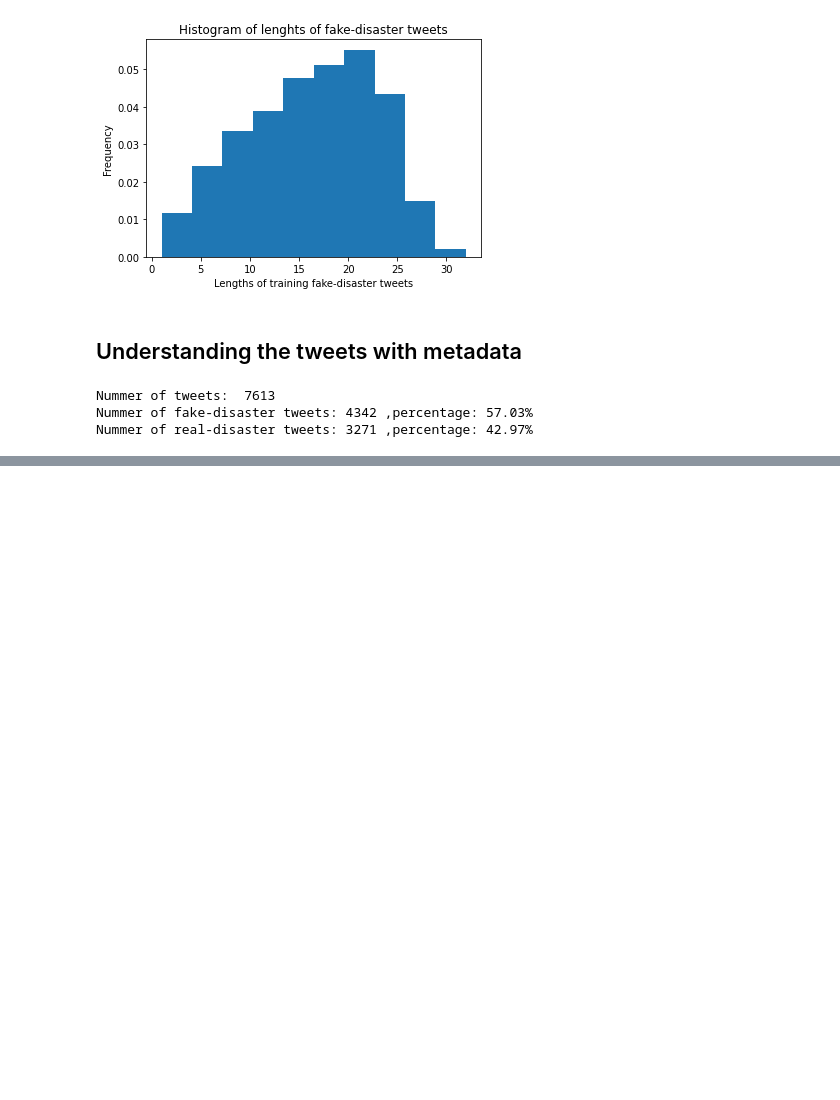
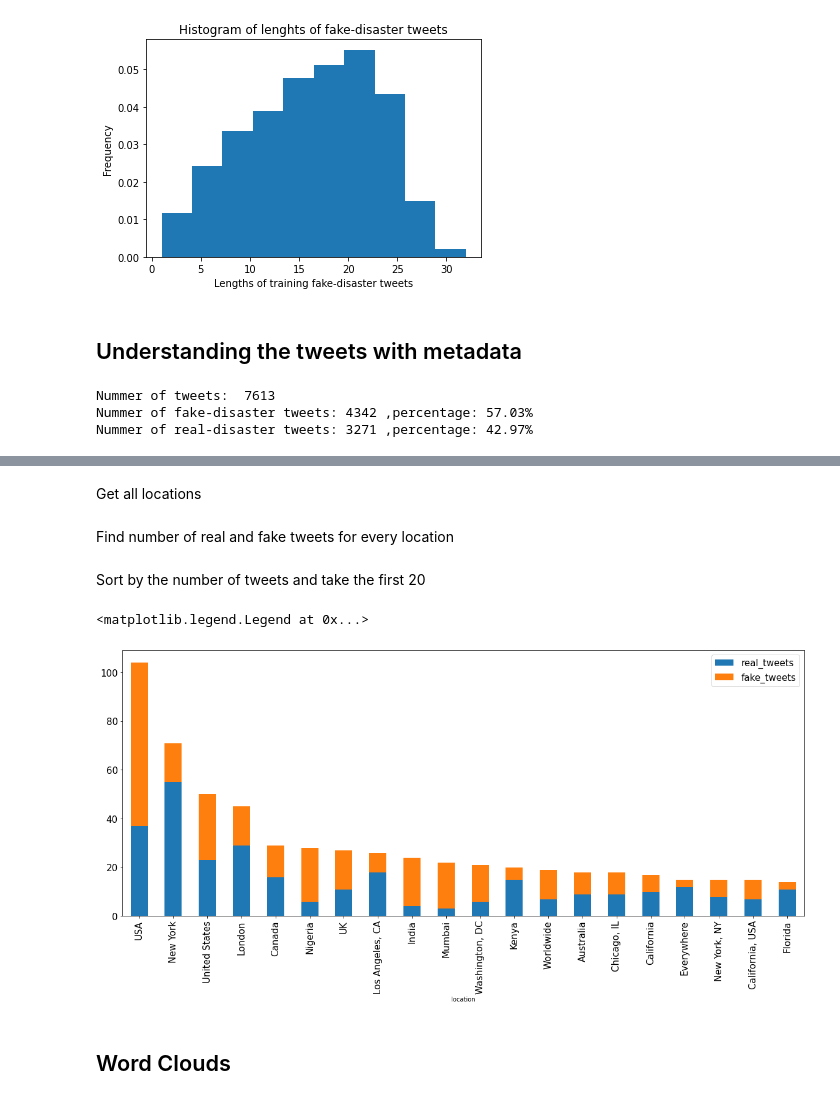
Before and after one commit to CoGian/NLP-with-Disaster-Tweets, a Jupyter notebook: EDA_and_Text_Preprocessing.ipynb, the cells around one changed output, grey strips where cells are left out. Drawn from its saved outputs; the diff is of its cells as text; code cells hidden in the pictures; blank space fills up the shorter version.

```diff
--- a/EDA_and_Text_Preprocessing.ipynb
+++ b/EDA_and_Text_Preprocessing.ipynb
@@ -177,0 +204,25 @@ drive  sample_data
+# %% [markdown]
+Get all locations
+# %%
+locations = train_df_with_metadata[LOCATION_COLUMN].unique()
+# %% [markdown]
+Find number of real and fake tweets for every location
+# %%
+location_stats  = []
+for location in locations:
+  tweets = train_df_with_metadata[train_df_with_metadata.location == location].count().location
+  real_tweets = train_df_with_metadata[train_df_with_metadata.target == 0][train_df_with_metadata.location == location].count().location
+  fake_tweets = tweets - real_tweets
+  location_stats.append([location,tweets,real_tweets,fake_tweets])
+# %% [markdown]
+Sort by the number of tweets and take the first 20
+# %%
+location_stats_df = pd.DataFrame(location_stats, columns=['location','tweets','real_tweets','fake_tweets'])
+location_stats_df = location_stats_df.sort_values(by='tweets', ascending=False).head(20)
+location_stats_df.set_index(keys= 'location', inplace=True)
+location_stats_df[['real_tweets','fake_tweets']].plot(kind='bar', stacked=True, figsize=(20,8), fontsize=15).legend(prop={'size': 15})
+# %% [output]
+<matplotlib.legend.Legend at 0x...>
+[figure, added]
+# %% [markdown]
+## Word Clouds
```
Also changed, not shown: parts of 58 cells of this notebook.
